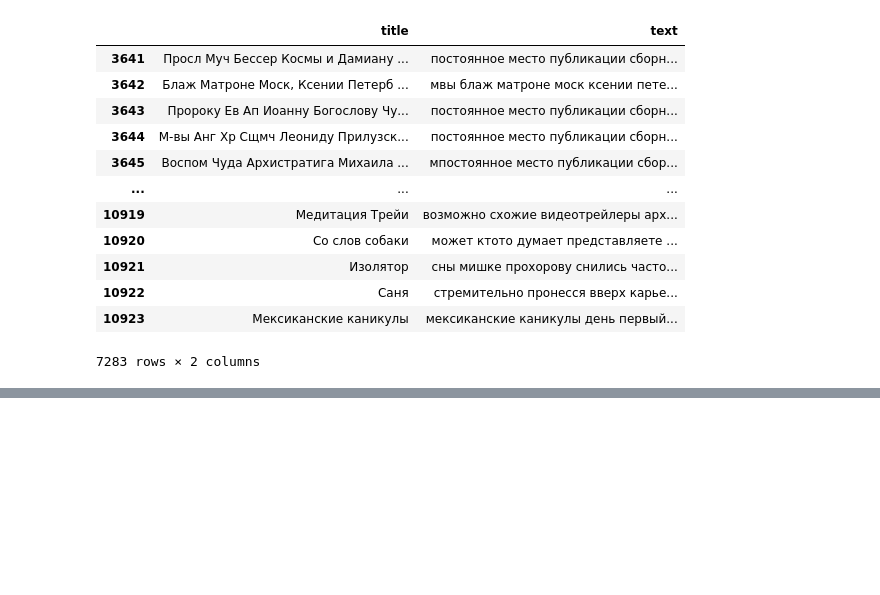
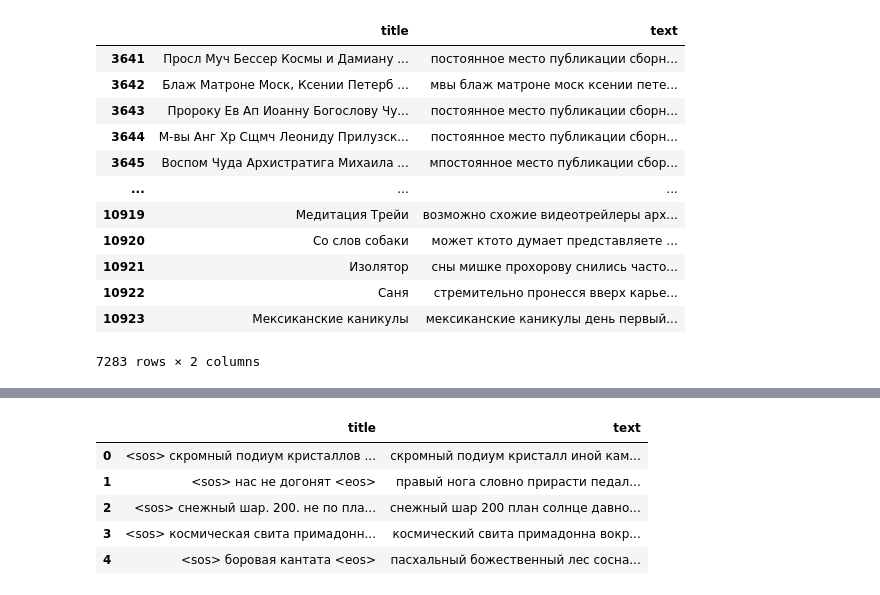
Before and after one commit to VeronikaSteklo/generation_names, a Jupyter notebook: work_with_data.ipynb, the cells around one changed output, grey strips where cells are left out. Saved outputs shown, nothing was run; the diff lists cells and outputs as text; code cells hidden in the pictures; blank space fills up the shorter version.

```diff
--- a/work_with_data.ipynb
+++ b/work_with_data.ipynb
@@ -242,0 +284,9 @@ middle_part
+# %%
+data.head()
+# %% [output]
+|  | title | text |
+| 0 | <sos> скромный подиум кристаллов ... | скромный подиум кристалл иной кам... |
+| 1 | <sos> нас не догонят <eos> | правый нога словно прирасти педал... |
+| 2 | <sos> снежный шар. 200. не по пла... | снежный шар 200 план солнце давно... |
+| 3 | <sos> космическая свита примадонн... | космический свита примадонна вокр... |
+| 4 | <sos> боровая кантата <eos> | пасхальный божественный лес сосна... |
```
Also changed, not shown: parts of 10 cells of this notebook.
